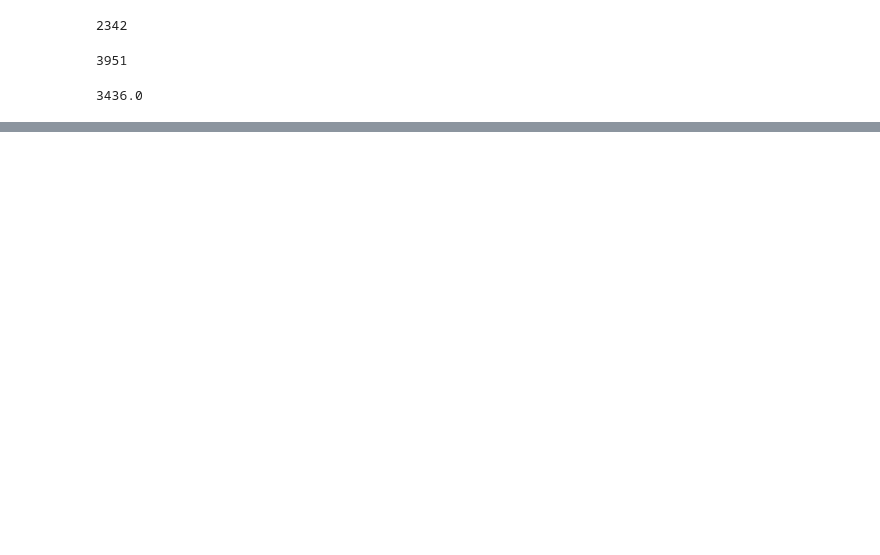
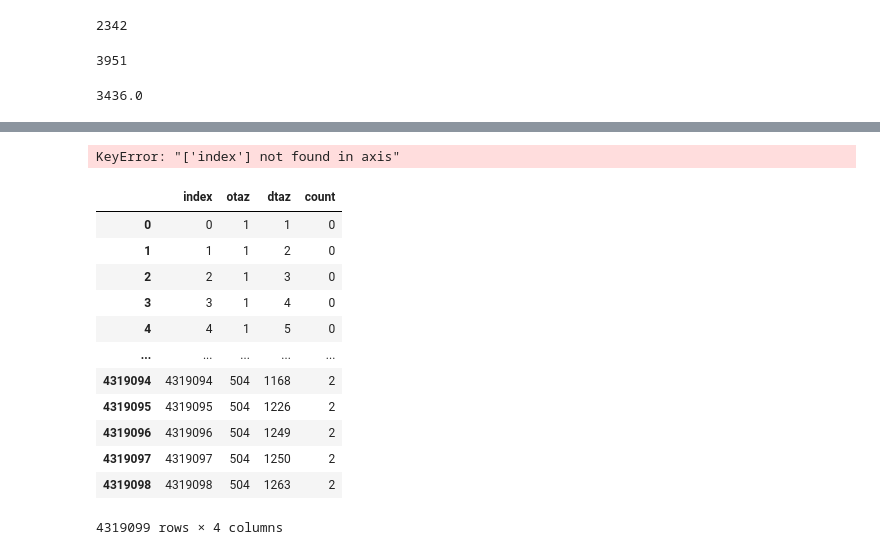
Before and after one commit to arsalanesmaili/kcm_ridership, a Jupyter notebook: Comparison (ORCA vs PSRC).ipynb, the cells around one changed output, grey strips where cells are left out. Drawn from its saved outputs; the diff is of its cells as text; code cells hidden in the pictures; blank space fills up the shorter version.

```diff
--- a/Comparison (ORCA vs PSRC).ipynb
+++ b/Comparison (ORCA vs PSRC).ipynb
@@ -55,0 +274,24 @@ max(ORCA_04_2023['Destination'])
+# %%
+PSRC_sparse=pd.concat([PSRC_2018_zero, PSRC_2018[:round(.8*PSRC_2018.shape[0])]], ignore_index=True)
+# %%
+PSRC_sparse=PSRC_sparse.drop(['index'],axis=1)
+# %% [output]
+KeyError: "['index'] not found in axis"
+# %%
+PSRC_sparse=PSRC_sparse.reset_index()
+# %%
+PSRC_sparse
+# %% [output]
+|  | index | otaz | dtaz | count |
+| 0 | 0 | 1 | 1 | 0 |
+| 1 | 1 | 1 | 2 | 0 |
+| 2 | 2 | 1 | 3 | 0 |
+| 3 | 3 | 1 | 4 | 0 |
+| 4 | 4 | 1 | 5 | 0 |
+| ... | ... | ... | ... | ... |
+| 4319094 | 4319094 | 504 | 1168 | 2 |
+| 4319095 | 4319095 | 504 | 1226 | 2 |
+| 4319096 | 4319096 | 504 | 1249 | 2 |
+| 4319097 | 4319097 | 504 | 1250 | 2 |
+| 4319098 | 4319098 | 504 | 1263 | 2 |
+4319099 rows × 4 columns
```
Also changed, not shown: parts of 43 cells of this notebook.
